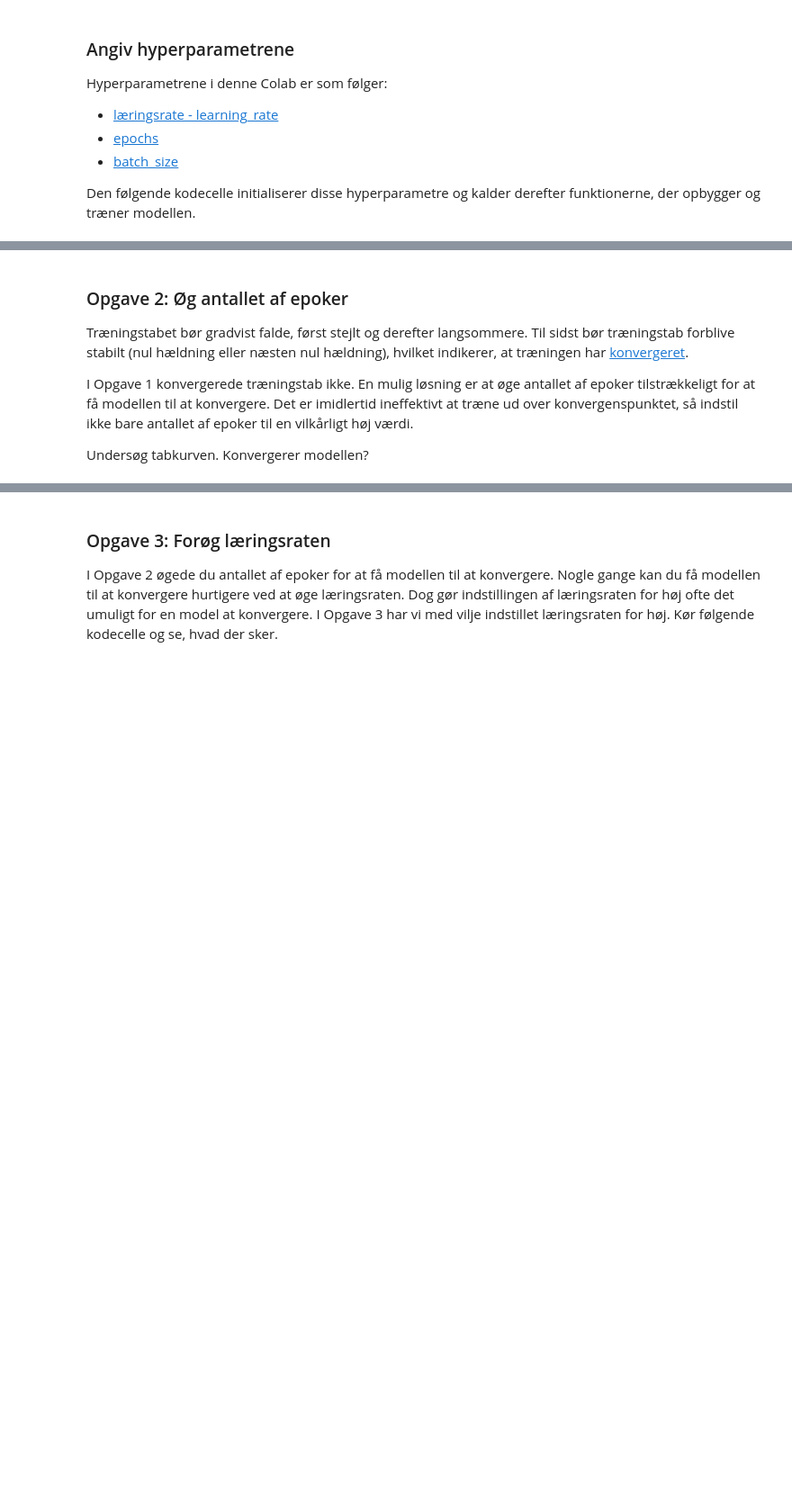
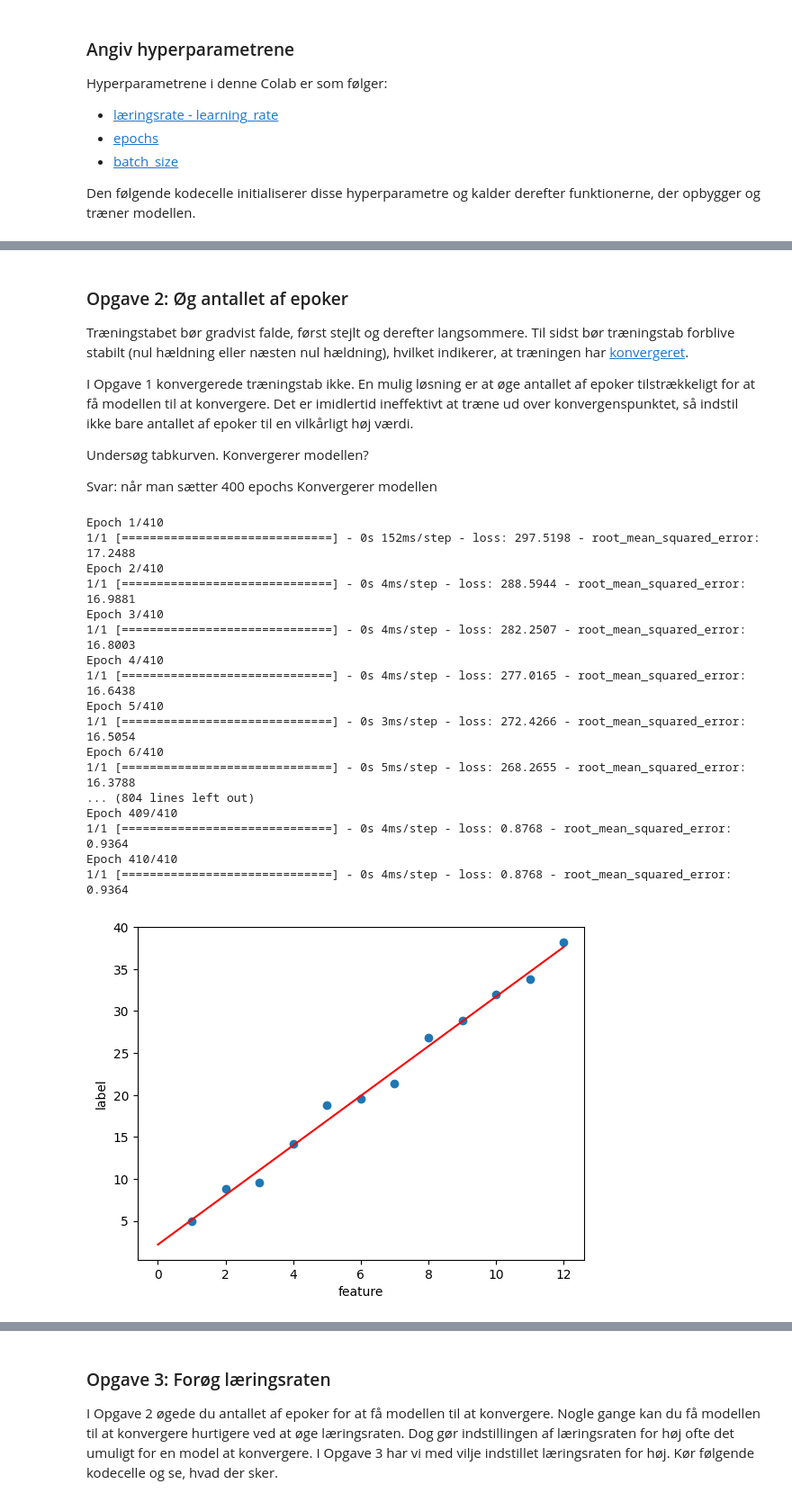
Before and after one commit to MAGS-GHC/ml-opgaver-DanDamgaard, a Jupyter notebook: 1. Regression/1. regression.ipynb, the cells around one changed output, grey strips where cells are left out. Shown at 90% size. Cells and saved outputs as stored; diff of their text form; code cells hidden in the pictures; blank space fills up the shorter version.

```diff
--- a/1. Regression/1. regression.ipynb
+++ b/1. Regression/1. regression.ipynb
@@ -114,7 +115,7 @@ def plot_the_model(trained_weight, trained_bias, feature, label):
   x0 = 0
   y0 = trained_bias
   x1 = feature[-1]
-  y1 = trained_bias + (trained_weight * x1)
+  y1 = trained_bias + ( np.average(trained_weight)* x1)
   plt.plot([x0, x1], [y0, y1], c='r')
 
   # Render the scatter plot and the red line.
@@ -179,14 +204,35 @@ Træningstabet bør gradvist falde, først stejlt og derefter langsommere. Til s
 I Opgave 1 konvergerede træningstab ikke. En mulig løsning er at øge antallet af epoker tilstrækkeligt for at få modellen til at konvergere. Det er imidlertid ineffektivt at træne ud over konvergenspunktet, så indstil ikke bare antallet af epoker til en vilkårligt høj værdi.
 
 Undersøg tabkurven. Konvergerer modellen?
+
+Svar: når man sætter 400 epochs Konvergerer modellen
 # %%
 learning_rate=0.01
-epochs= ?   # Replace ? with an integer.
+epochs= 410   # Replace ? with an integer.
 my_batch_size=12
 
 my_model = build_model(learning_rate)
 trained_weight, trained_bias, epochs, rmse = train_model(my_model, my_feature,
                                                         my_label, epochs,
                                                         my_batch_size)
 plot_the_model(trained_weight, trained_bias, my_feature, my_label)
 plot_the_loss_curve(epochs, rmse)
+# %% [output]
+Epoch 1/410
+1/1 [==============================] - 0s 152ms/step - loss: 297.5198 - root_mean_squared_error: 17.2488
+Epoch 2/410
+1/1 [==============================] - 0s 4ms/step - loss: 288.5944 - root_mean_squared_error: 16.9881
+Epoch 3/410
+1/1 [==============================] - 0s 4ms/step - loss: 282.2507 - root_mean_squared_error: 16.8003
+Epoch 4/410
+1/1 [==============================] - 0s 4ms/step - loss: 277.0165 - root_mean_squared_error: 16.6438
+Epoch 5/410
+1/1 [==============================] - 0s 3ms/step - loss: 272.4266 - root_mean_squared_error: 16.5054
+Epoch 6/410
+1/1 [==============================] - 0s 5ms/step - loss: 268.2655 - root_mean_squared_error: 16.3788
+... (804 lines left out)
+Epoch 409/410
+1/1 [==============================] - 0s 4ms/step - loss: 0.8768 - root_mean_squared_error: 0.9364
+Epoch 410/410
+1/1 [==============================] - 0s 4ms/step - loss: 0.8768 - root_mean_squared_error: 0.9364
+[figure, added]
```
Also changed, not shown: parts of 25 cells of this notebook.
